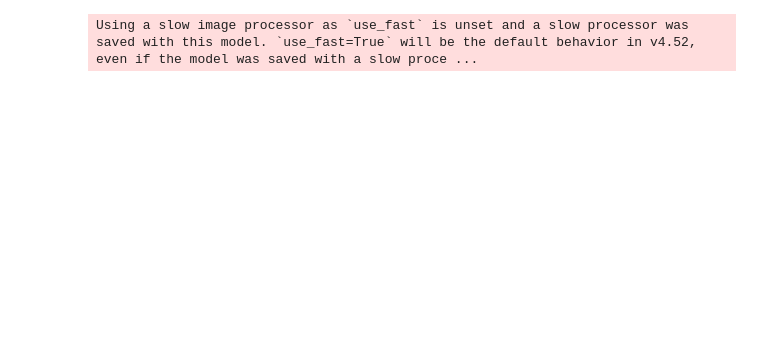
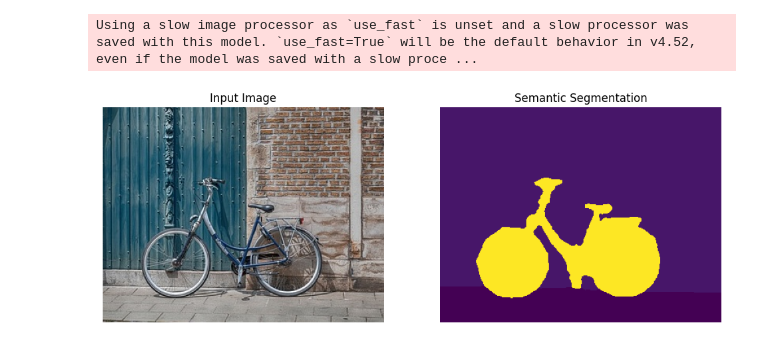
Before and after one commit to vmirly/GenAI-Hub, a Jupyter notebook: Mask2Former/mask2former_huggingface_inference.ipynb, the cells around one changed output. Drawn from its saved outputs; the diff is of its cells as text; code cells hidden in the pictures; blank space fills up the shorter version.

Commit message:
Mask2Former: inference on bicycle.jpg

```diff
--- a/Mask2Former/mask2former_huggingface_inference.ipynb
+++ b/Mask2Former/mask2former_huggingface_inference.ipynb
@@ -25,3 +25,32 @@ model = Mask2FormerForUniversalSegmentation.from_pretrained(
 model.eval().to(device);
 # %% [output]
 Using a slow image processor as `use_fast` is unset and a slow processor was saved with this model. `use_fast=True` will be the default behavior in v4.52, even if the model was saved with a slow proce ...
+# %%
+image_path = "../samples/bicycle.jpg"
+image = Image.open(image_path).convert("RGB")
+
+# Preprocess the image and convert it to a tensor
+inputs = processor(images=image, return_tensors="pt").to(device)
+# Forward pass
+with torch.no_grad():
+    outputs = model(**inputs)
+# %%
+class_queries_logits = outputs.class_queries_logits
+masks_queries_logits = outputs.masks_queries_logits
+
+# you can pass them to processor for postprocessing
+semantic_map = processor.post_process_semantic_segmentation(
+    outputs, target_sizes=[image.size[::-1]]
+)[0]
+
+# visualize the semantic map
+fig, axes = plt.subplots(1, 2, figsize=(12, 6))
+axes[0].imshow(image)
+axes[0].set_title("Input Image")
+axes[0].axis("off")
+axes[1].imshow(semantic_map.cpu().numpy())
+axes[1].set_title("Semantic Segmentation")
+axes[1].axis("off")
+plt.show()
+# %% [output]
+[figure, added]
```
